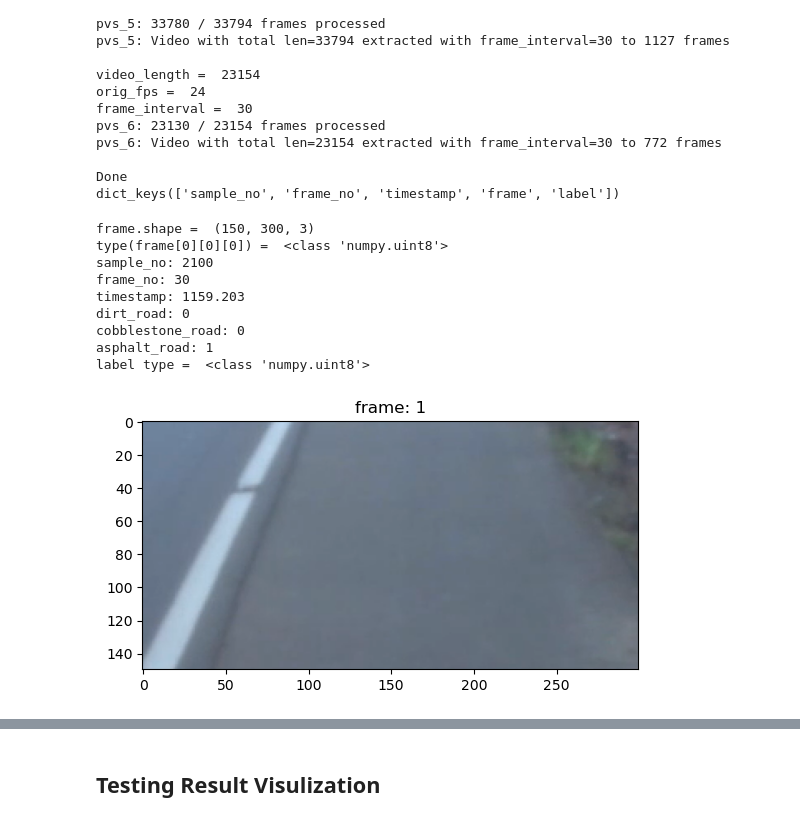
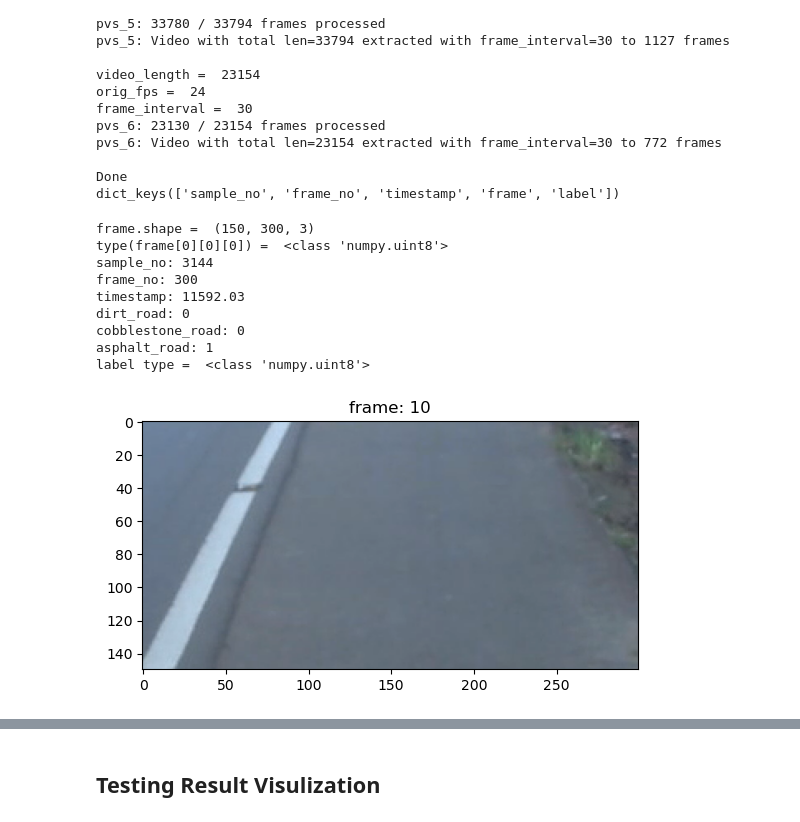
Before and after one commit to mx956/EECE568_ML_PVS_Project, a Jupyter notebook: Road_Surface_Type_Classification/road_classification_Matt.ipynb, the cells around one changed output, grey strips where cells are left out. Drawn from its saved outputs; the diff is of its cells as text; code cells hidden in the pictures.

```diff
--- a/Road_Surface_Type_Classification/road_classification_Matt.ipynb
+++ b/Road_Surface_Type_Classification/road_classification_Matt.ipynb
@@ -839,33 +980,33 @@ dict_keys(['sample_no', 'frame_no', 'timestamp', 'frame', 'label'])
 # %%
 # show some sample frames extracted from testsets
 which_testset = TESTSETS_TO_LOAD[0]
-display_frame_index = 1
+display_frame_index = 10
 frame = testsets[f'pvs_{which_testset}']['sampled_video']['frame'][display_frame_index]
 print("frame.shape = ", frame.shape)
 print("type(frame[0][0][0]) = ", type(frame[0][0][0]))
 
 plt.figure()
 plt.imshow(frame)
 plt.title(f"frame: {display_frame_index}")
 
 print(f"sample_no: {testsets[f'pvs_{which_testset}']['sampled_video']['sample_no'][display_frame_index]}")
 print(f"frame_no: {testsets[f'pvs_{which_testset}']['sampled_video']['frame_no'][display_frame_index]}")
 print(f"timestamp: {testsets[f'pvs_{which_testset}']['sampled_video']['timestamp'][display_frame_index]}")
 print(f"dirt_road: {testsets[f'pvs_{which_testset}']['sampled_video']['label'][display_frame_index][data_class_labels.index('dirt_road')]}")
 print(f"cobblestone_road: {testsets[f'pvs_{which_testset}']['sampled_video']['label'][display_frame_index][data_class_labels.index('cobblestone_road')]}")
 print(f"asphalt_road: {testsets[f'pvs_{which_testset}']['sampled_video']['label'][display_frame_index][data_class_labels.index('asphalt_road')]}")
 print("label type = ", type(testsets[f'pvs_{which_testset}']['sampled_video']['label'][display_frame_index][data_class_labels.index('dirt_road')]))
 # %% [output]
 frame.shape =  (150, 300, 3)
 type(frame[0][0][0]) =  <class 'numpy.uint8'>
-sample_no: 2100
-frame_no: 30
-timestamp: 1159.203
+sample_no: 3144
+frame_no: 300
+timestamp: 11592.03
 dirt_road: 0
 cobblestone_road: 0
 asphalt_road: 1
 label type =  <class 'numpy.uint8'>
-[figure, old version]
+[figure, new version]
 # %%
 # Extracting sensor data matching the extracted frames
 for i in TESTSETS_TO_LOAD:
```
Also changed, not shown: parts of 24 cells of this notebook, 1 other file.
